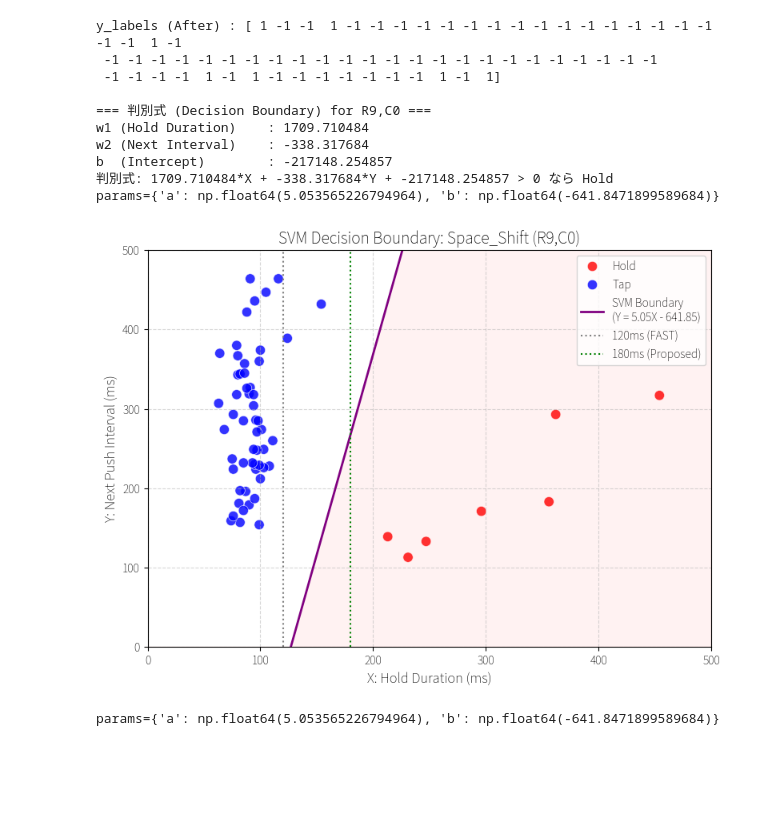
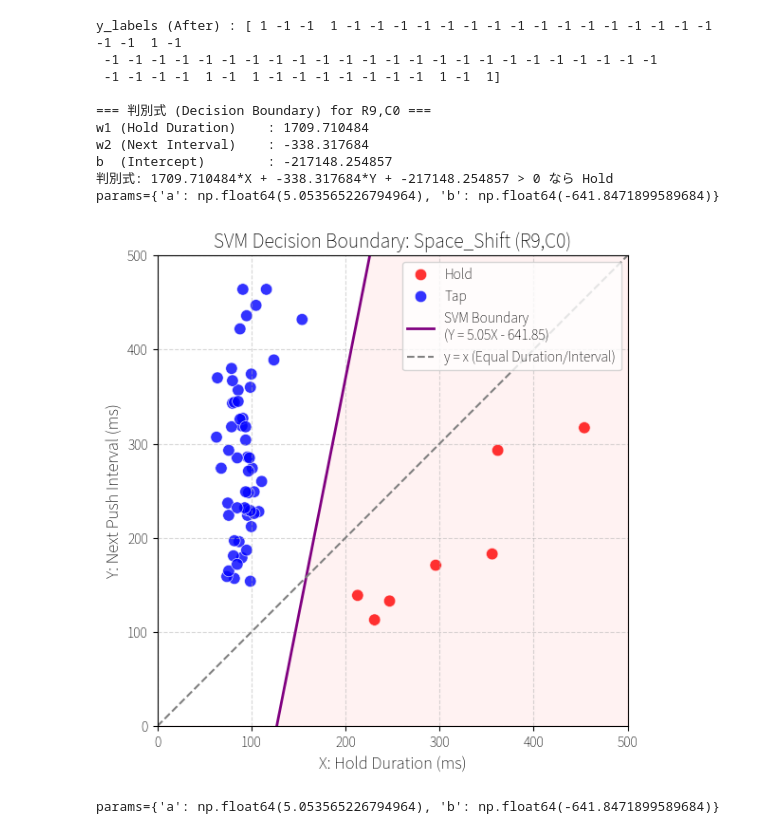
Before and after one commit to bilzard/qmk_userspace, a Jupyter notebook: analysis/analysis.ipynb, the cells around one changed output. Cells and saved outputs as stored; diff of their text form; code cells hidden in the pictures; blank space fills up the shorter version.

```diff
--- a/analysis/analysis.ipynb
+++ b/analysis/analysis.ipynb
@@ -670,35 +670,36 @@ def plot_2d_feature_space_with_svm(df, target_id="R9,C0"):
         if w2 < 0:
             ax.fill_between(x_vals, 0, y_vals, color='red', alpha=0.05)
         else:
             ax.fill_between(x_vals, y_vals, 500, color='red', alpha=0.05)
 
+    # draw x=y
+    ax.plot([0, 500], [0, 500], color='gray', linestyle='--', label='y = x (Equal Duration/Interval)')
+
     # 見た目の調整
-    ax.axvline(120, color='gray', linestyle=':', label='120ms (FAST)')
-    ax.axvline(180, color='green', linestyle=':', label='180ms (Proposed)')
-
     ax.set_title(f"SVM Decision Boundary: {key_name} ({target_id})", fontsize=14)
     ax.set_xlabel("X: Hold Duration (ms)", fontsize=12)
     ax.set_ylabel("Y: Next Push Interval (ms)", fontsize=12)
     ax.set_xlim(0, 500)
     ax.set_ylim(0, 500)
+    ax.set_aspect('equal', adjustable='box')
     ax.grid(True, linestyle='--', alpha=0.5)
     ax.legend(loc='upper right')
 
     plt.tight_layout()
     plt.show()
 
 # 実行部分（すでにある df_merged を渡してください）
 
 if __name__ == "__main__":
     STROKES_FILE = "../preprocessed/strokes.json"
     LABELS_FILE = "../preprocessed/labels.json"
 
     try:
         df_merged = load_and_preprocess_data(STROKES_FILE, LABELS_FILE)
         plot_2d_feature_space_with_svm(df_merged, "R9,C0")
         print(f"{params=}")
     except Exception as e:
         print(f"エラーが発生しました: {e}")
 # %% [output]
-[figure, old version]
+[figure, new version]
 params={'a': np.float64(5.053565226794964), 'b': np.float64(-641.8471899589684)}
```
Also changed, not shown: parts of 1 cell of this notebook.
